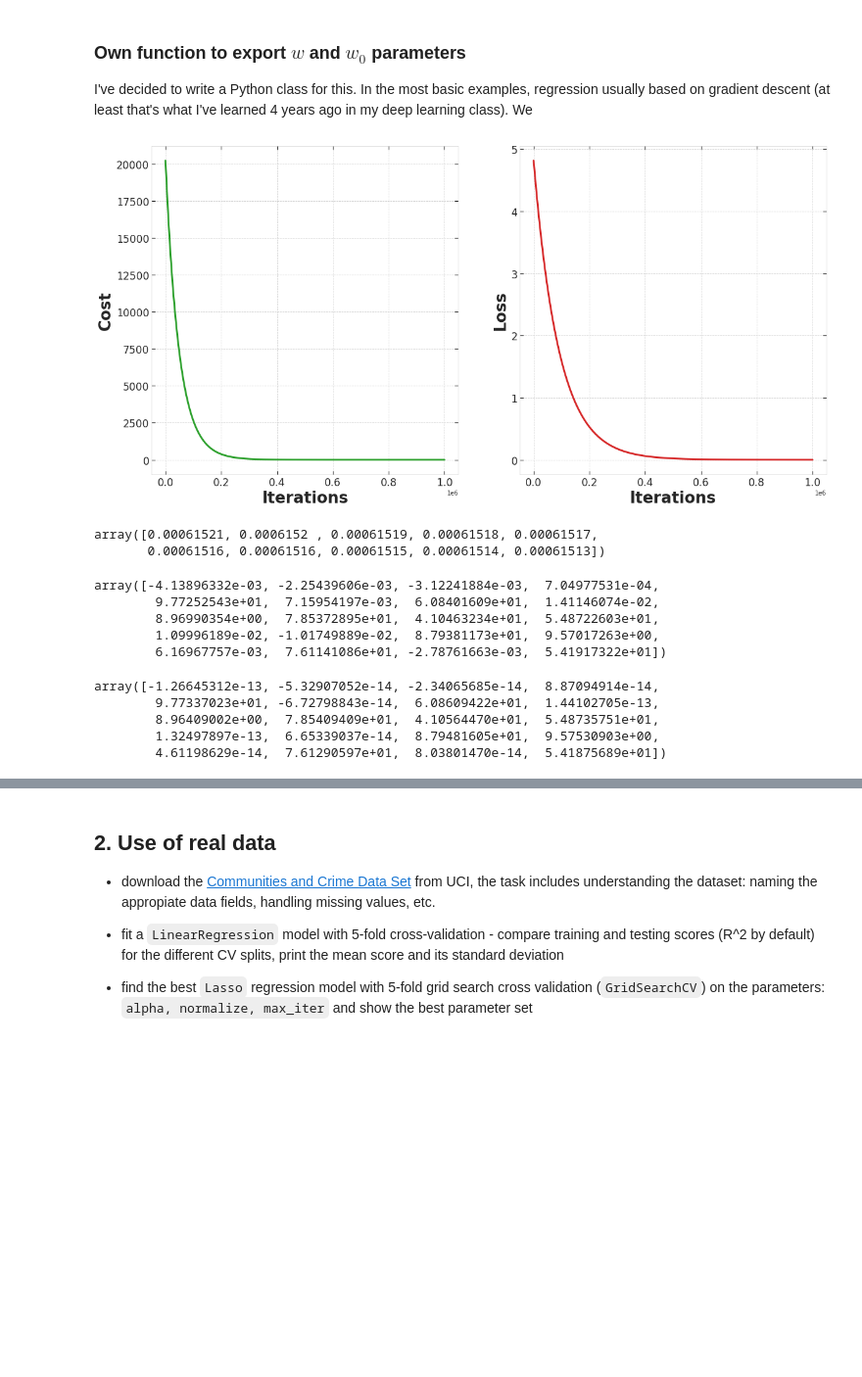
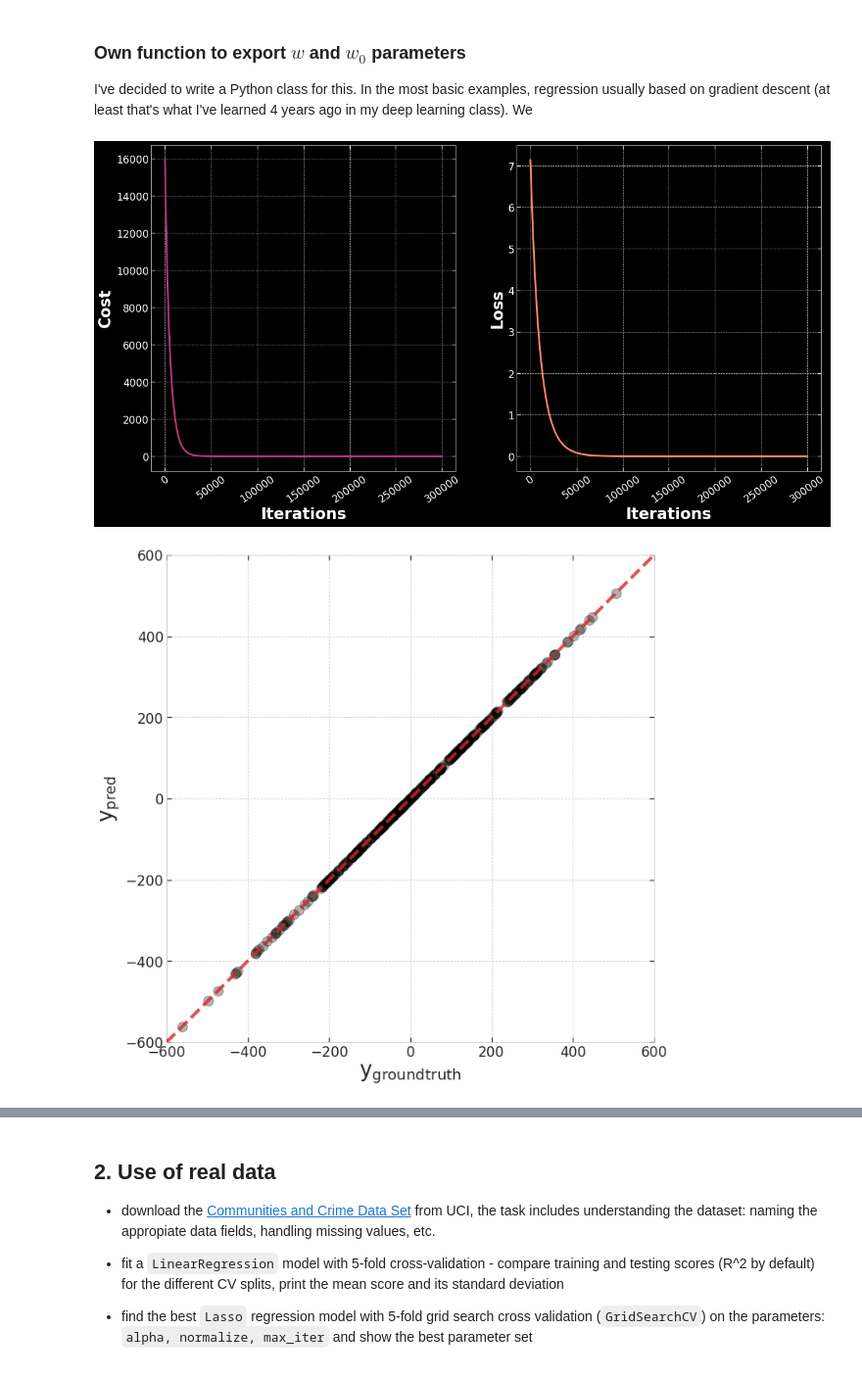
Before and after one commit to masterdesky/ELTE-data-mining-2020, a Jupyter notebook: Homeworks/Week 6/homework_06.ipynb, the cells around one changed output, grey strips where cells are left out. Shown at 98% size. Cells and saved outputs as stored; diff of their text form; code cells hidden in the pictures; blank space fills up the shorter version.

```diff
--- a/Homeworks/Week 6/homework_06.ipynb
+++ b/Homeworks/Week 6/homework_06.ipynb
@@ -122,7 +122,7 @@ I've decided to write a Python class for this. In the most basic examples, regre
 # %%
 class linear_regression(object):
 
-    def __init__(self, lr=1e-05, iters=10000):
+    def __init__(self, lr=1e-04, iters=100000):
         self.lr = lr
         self.iters = iters
 
@@ -132,7 +132,7 @@ class linear_regression(object):
     def __gradient_descent(self, X, y):
         self.cost_history = np.zeros(self.iters)
         self.loss_history = np.zeros(self.iters)
-        coef_ = self.theta
+        coef_ = self.coef_
         for i in range(self.iters):
             # Calculate hypothesis
             h = X @ coef_
@@ -153,52 +153,37 @@ class linear_regression(object):
     def fit(self, X, y):
         # Number of features in the dataset
         self.dim = X.shape[1]
-        # Initialize theta for gradient descent
-        self.theta = np.ones(self.dim)
-        # Perform gradient descent and update theta coeffs
-        self.theta = self.__gradient_descent(X, y)
+        # Initialize coef_ for gradient descent
+        self.coef_ = np.ones(self.dim)
+        # Perform gradient descent and update coef_ coeffs
+        self.coef_ = self.__gradient_descent(X, y)
+        self.intercept_ = np.sum(y - X @ self.coef_) / len(y)
+
+    def predict(self, X):
+        return X @ self.coef_ + self.intercept_
 # %%
-my_lin_reg = linear_regression(iters=1000000)
+my_lin_reg = linear_regression(iters=300000)
 # %%
-my_lin_reg.fit(X, y)
+my_lin_reg.fit(X_train, y_train)
 # %%
 nrows = 1
 ncols = 2
-fig, axes = plt.subplots(nrows, ncols, figsize=(ncols*10, nrows*10))
+fig, axes = plt.subplots(nrows, ncols, figsize=(ncols*10, nrows*10),
+                         facecolor='black', subplot_kw={'facecolor' : 'black'})
 
 axes[0].plot(my_lin_reg.cost_history,
-          color='tab:green', lw=3)
+          color=cm.magma(0.5), lw=3)
 axes[1].plot(my_lin_reg.loss_history,
-             color='tab:red', lw=3)
+             color=cm.magma(0.75), lw=3)
 
 y_label = ['Cost', 'Loss']
 for i in range(ncols):
     ax = axes[i]
-    ax.set_xlabel('Iterations', fontsize=axislabelsize, fontweight='bold')
-    ax.set_ylabel(y_label[i], fontsize=axislabelsize, fontweight='bold')
-    ax.tick_params(axis='both', which='major', labelsize=axisticksize)
+    ax.set_xlabel('Iterations', fontsize=axislabelsize, fontweight='bold', color='white')
+    ax.set_ylabel(y_label[i], fontsize=axislabelsize, fontweight='bold', color='white')
+    ax.tick_params(axis='both', which='major', labelsize=axisticksize, colors='white')
+    ax.tick_params(axis='x', which='major', rotation=35)
 
 plt.show()
 # %% [output]
-[figure, old version]
+[figure, new version]
-# %%
-my_lin_reg.cost_history[-10:]
-# %% [output]
-array([0.00061521, 0.0006152 , 0.00061519, 0.00061518, 0.00061517,
-       0.00061516, 0.00061516, 0.00061515, 0.00061514, 0.00061513])
-# %%
-my_lin_reg.theta
-# %% [output]
-array([-4.13896332e-03, -2.25439606e-03, -3.12241884e-03,  7.04977531e-04,
-        9.77252543e+01,  7.15954197e-03,  6.08401609e+01,  1.41146074e-02,
-        8.96990354e+00,  7.85372895e+01,  4.10463234e+01,  5.48722603e+01,
-        1.09996189e-02, -1.01749889e-02,  8.79381173e+01,  9.57017263e+00,
-        6.16967757e-03,  7.61141086e+01, -2.78761663e-03,  5.41917322e+01])
-# %%
-w
-# %% [output]
-array([-1.26645312e-13, -5.32907052e-14, -2.34065685e-14,  8.87094914e-14,
-        9.77337023e+01, -6.72798843e-14,  6.08609422e+01,  1.44102705e-13,
-        8.96409002e+00,  7.85409409e+01,  4.10564470e+01,  5.48735751e+01,
-        1.32497897e-13,  6.65339037e-14,  8.79481605e+01,  9.57530903e+00,
-        4.61198629e-14,  7.61290597e+01,  8.03801470e-14,  5.41875689e+01])
@@ -204,0 +192,23 @@ array([-1.26645312e-13, -5.32907052e-14, -2.34065685e-14,  8.87094914e-14,
+# %%
+fig, axes = plt.subplots(figsize=(11,11))
+axes.set_aspect('equal')
+
+x_lim = 600
+y_lim = 600
+axes.plot([-x_lim, x_lim], [-y_lim, y_lim],
+          color='tab:red', lw=4, ls='--', zorder=3, alpha=0.8)
+
+sc = 12
+axes.scatter(y_test, y_pred,
+             color='black', s=sc**2, alpha=0.3)
+
+axes.set_xlim(-x_lim, x_lim)
+axes.set_ylim(-y_lim, y_lim)
+
+axes.set_xlabel('$\mathrm{y_{groundtruth}}$', fontsize=axislabelsize, fontweight='bold')
+axes.set_ylabel('$\mathrm{y_{pred}}$', fontsize=axislabelsize, fontweight='bold')
+axes.tick_params(axis='both', which='major', labelsize=axisticksize)
+
+plt.show()
+# %% [output]
+[figure, added]
```
Also changed, not shown: parts of 13 cells of this notebook.
